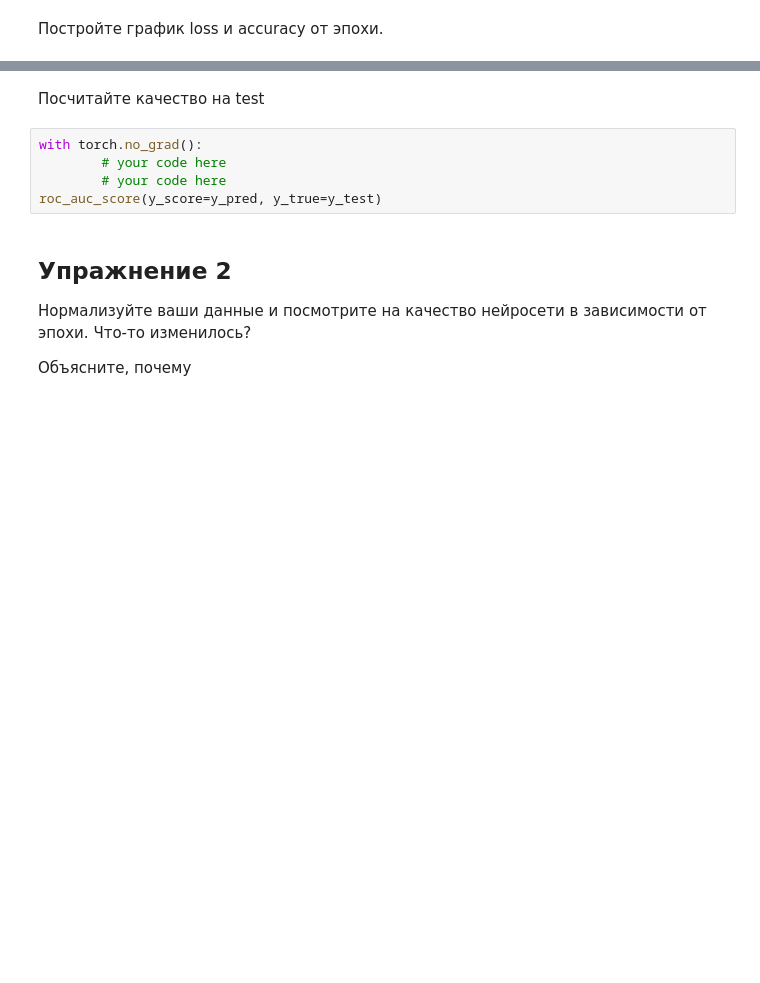
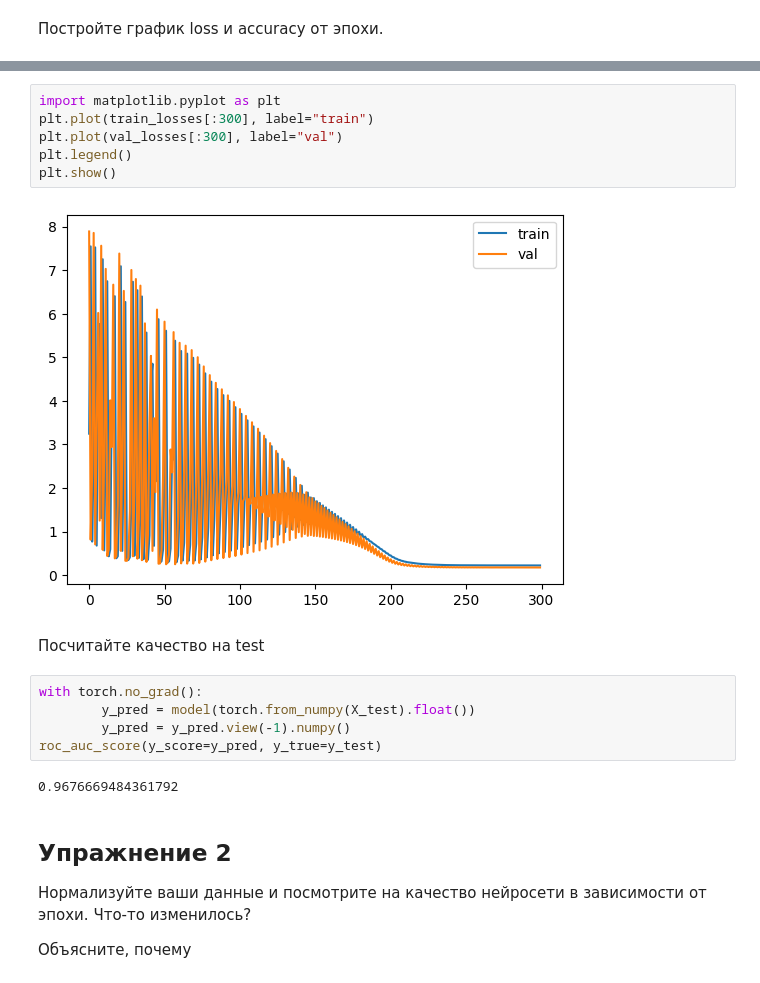
Before and after one commit to Existanze54/sirius-neural-networks-2024, a Jupyter notebook: Practices/02S_Introduction_NNs.ipynb, the cells around one changed output, grey strips where cells are left out. Saved outputs shown, nothing was run; the diff lists cells and outputs as text; blank space fills up the shorter version.

```diff
--- a/Practices/02S_Introduction_NNs.ipynb
+++ b/Practices/02S_Introduction_NNs.ipynb
@@ -86,10 +186,20 @@ plt.show()
+# %%
+import matplotlib.pyplot as plt
+plt.plot(train_losses[:300], label="train")
+plt.plot(val_losses[:300], label="val")
+plt.legend()
+plt.show()
+# %% [output]
+[figure, added]
 # %% [markdown]
 Посчитайте качество на test
 # %%
 with torch.no_grad():
-        # your code here
-        # your code here
+        y_pred = model(torch.from_numpy(X_test).float())
+        y_pred = y_pred.view(-1).numpy()
 roc_auc_score(y_score=y_pred, y_true=y_test)
+# %% [output]
+0.9676669484361792
 # %% [markdown]
 ## Упражнение 2
 
```
Also changed, not shown: parts of 41 cells of this notebook.
